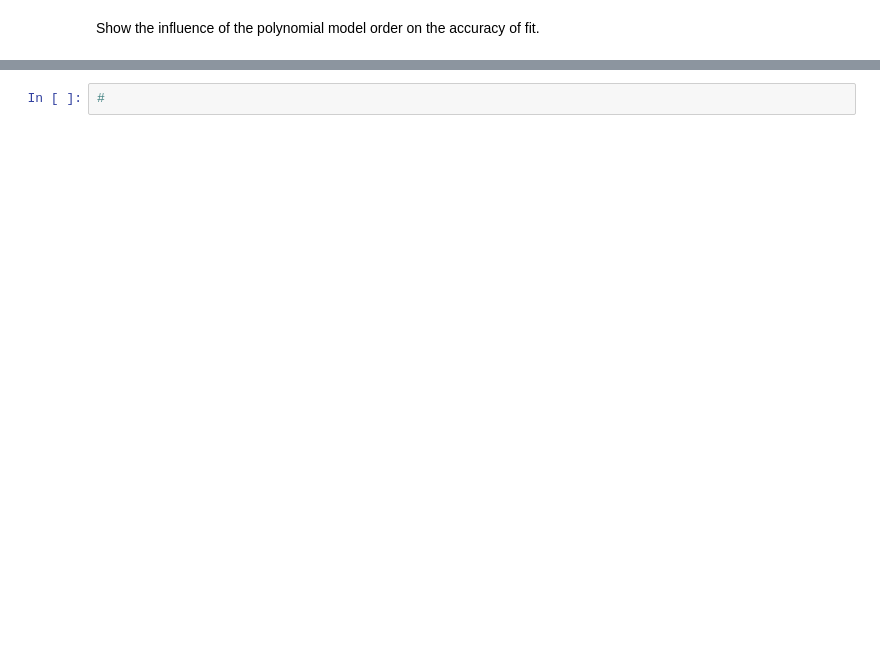
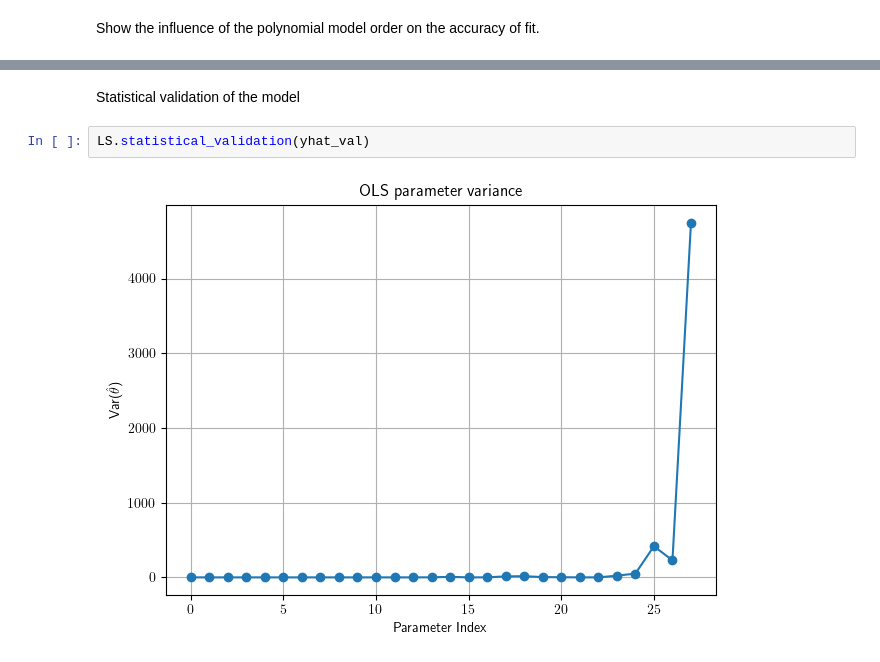
Before and after one commit to TUDjose/sysid-nn, a Jupyter notebook: main1.ipynb, the cells around one changed output, grey strips where cells are left out. Drawn from its saved outputs; the diff is of its cells as text; blank space fills up the shorter version.

```diff
--- a/main1.ipynb
+++ b/main1.ipynb
@@ -67,2 +68,6 @@ order_influence((Yval, Xval.T))
+# %% [markdown]
+Statistical validation of the model
 # %%
-#
+LS.statistical_validation(yhat_val)
+# %% [output]
+[figure, added]
```
Also changed, not shown: parts of 11 cells of this notebook, 25 other files.
